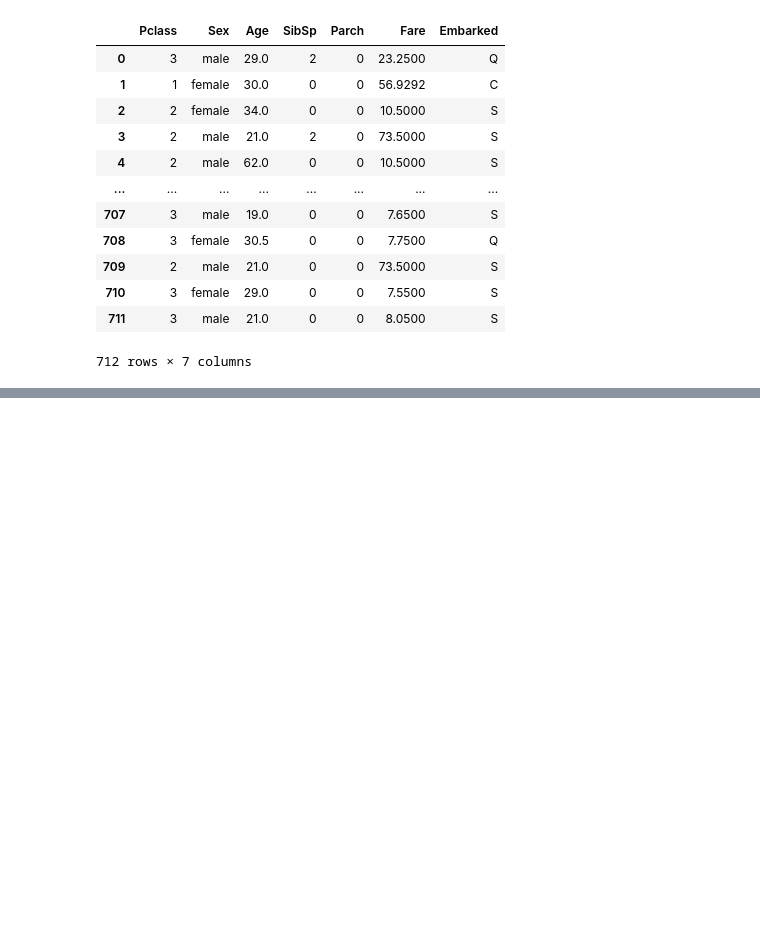
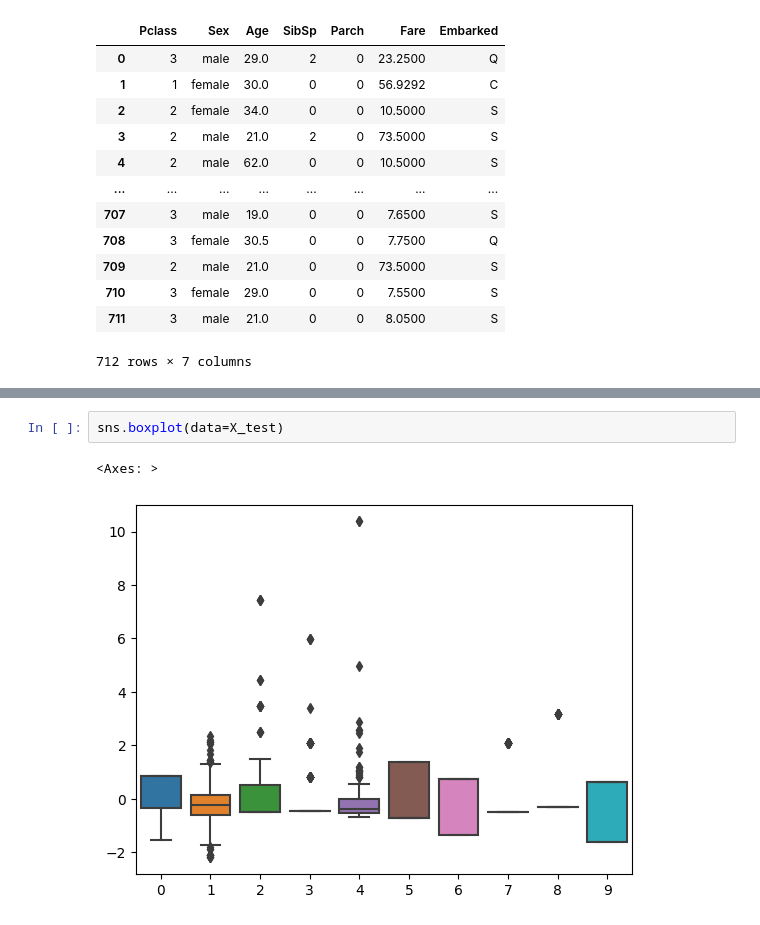
Before and after one commit to ShreeKeshavan/Machine_Learning, a Jupyter notebook: Case_study_1.ipynb, the cells around one changed output, grey strips where cells are left out. Cells and saved outputs as stored; diff of their text form; blank space fills up the shorter version.

```diff
--- a/Case_study_1.ipynb
+++ b/Case_study_1.ipynb
@@ -283,0 +364,5 @@ pd.concat([X_train[['Pclass','Age','SibSp','Parch','Fare']],ohe_cols_df],axis=1)
+# %%
+sns.boxplot(data=X_test)
+# %% [output]
+<Axes: >
+[figure, added]
```
Also changed, not shown: parts of 11 cells of this notebook.
